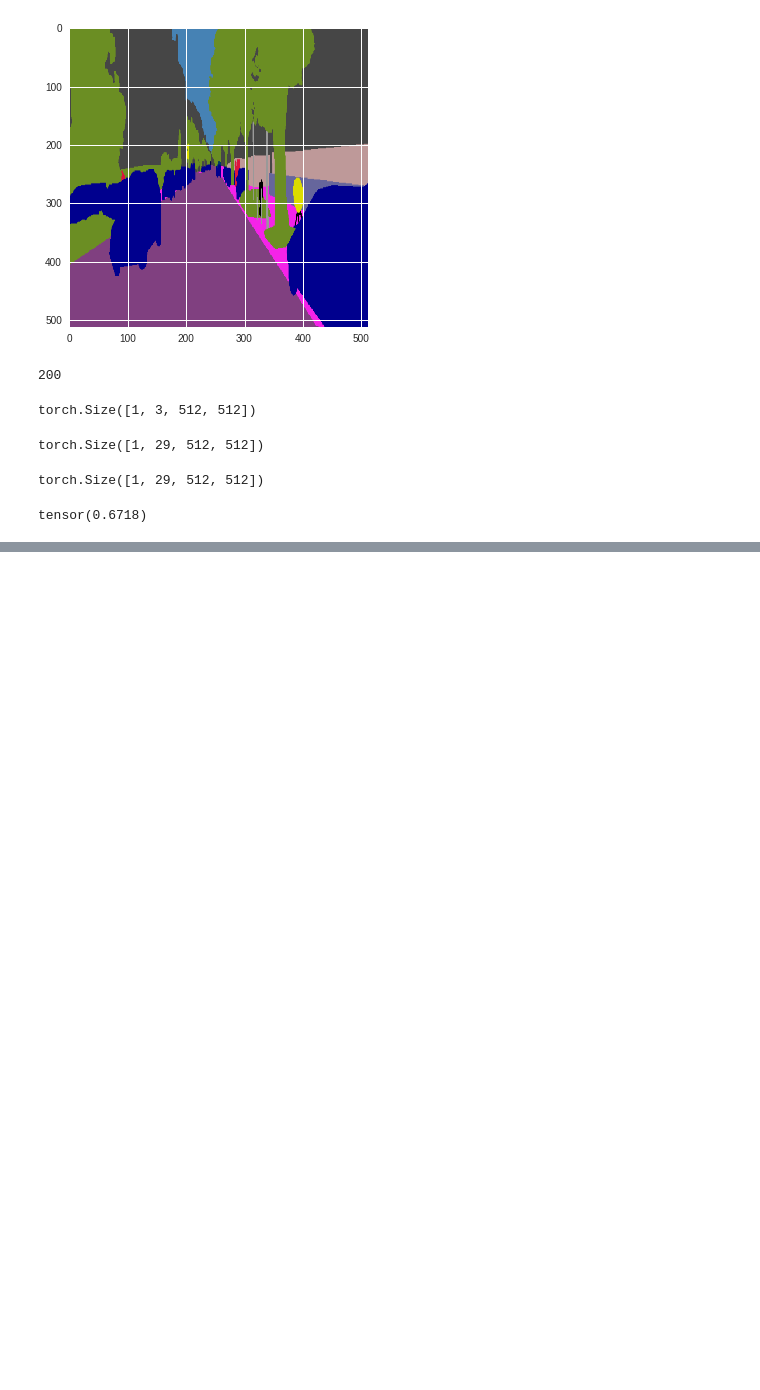
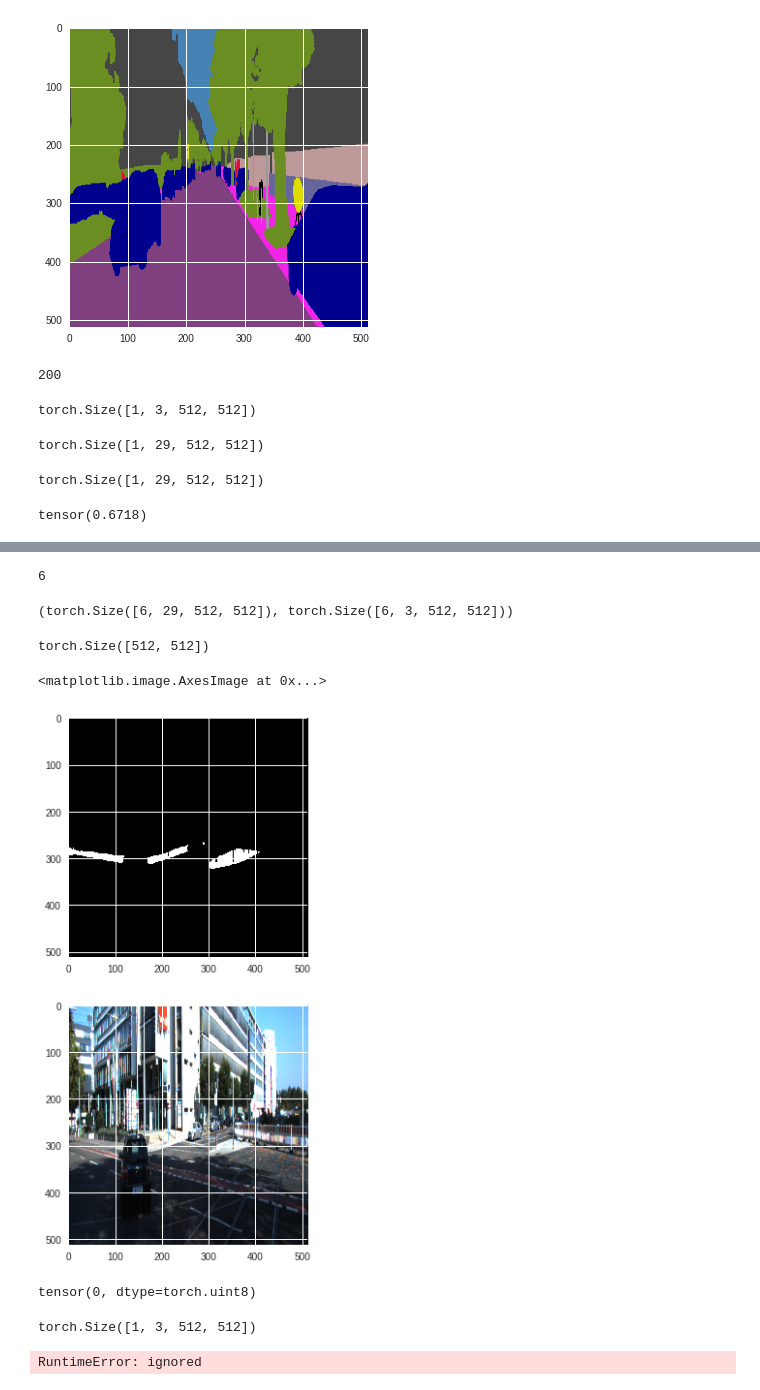
Before and after one commit to iArunava/ENet-Real-Time-Semantic-Segmentation, a Jupyter notebook: ENet.ipynb, the cells around one changed output, grey strips where cells are left out. Drawn from its saved outputs; the diff is of its cells as text; code cells hidden in the pictures; blank space fills up the shorter version.

```diff
--- a/ENet.ipynb
+++ b/ENet.ipynb
@@ -589,7 +603,7 @@ tensor(0.6718)
 # %%
 enet = ENet(29)
 # %%
-epochs =1000
+epochs =500
 lr = 0.01
 # %%
 criterion = nn.BCELoss()
@@ -607 +611,3 @@ NameError: ignored
+# %%
+trainloader = loader('./training/image_2/', './training/semantic_rgb/', 4)
 # %%
@@ -638,22 +653,21 @@ for e in range(epochs):
 # %%
 enet.eval()
 
-for e in range(epochs):
-    for inputs, labels in testloader:
-        if cuda:
-            inputs, labels = inputs.cuda(), labels.cuda()
+for inputs, labels in testloader:
+    if cuda:
+        inputs, labels = inputs.cuda(), labels.cuda()
 
-        out = enet(inputs)
+    out = enet(inputs)
 
-        enet.zero_grad()
+    enet.zero_grad()
 
-        loss = criterion(inputs, labels)
-        loss.backward()
-        optimizer.step()
+    loss = criterion(inputs, labels)
+    loss.backward()
+    optimizer.step()
 
 
-        train_losses.append(loss)
+    train_losses.append(loss)
 
-        if print_every % e == 0:
-            print ('Epoch {}/{}'.format(e, epochs),
-                   'Loss {}'.format(loss))
+    if print_every % e == 0:
+        print ('Epoch {}/{}'.format(e, epochs),
+               'Loss {}'.format(loss))
@@ -659,0 +710,38 @@ for e in range(epochs):
+# %%
+gen = loader('./training/image_2/', './training/semantic_rgb/', 4)
+gen = iter(gen)
+inputs, labels = next(gen)
+labels.shape, inputs.shape
+# %% [output]
+6
+(torch.Size([6, 29, 512, 512]), torch.Size([6, 3, 512, 512]))
+# %%
+i1 = labels[4]
+i1[4].shape
+# %% [output]
+torch.Size([512, 512])
+# %%
+figure = plt.figure(figsize=(20, 10))
+plt.subplot(2, 1, 1)
+plt.imshow(1 - labels[4][4, :, :])
+plt.subplot(2, 1, 2)
+plt.imshow(inputs[4].transpose(0, 1).transpose(1, 2))
+# %% [output]
+<matplotlib.image.AxesImage at 0x...>
+[figure, added]
+# %%
+labels[2][21, 100, 100]
+# %% [output]
+tensor(0, dtype=torch.uint8)
+# %%
+tmg_ = plt.imread('./training/image_2/000006_10.png')
+tmg_ = cv2.resize(tmg_, (512, 512), cv2.INTER_CUBIC)
+tmg = torch.tensor(tmg_).unsqueeze(0)
+tmg = tmg.transpose(2, 3).transpose(1, 2).cuda()
+tmg.shape
+# %% [output]
+torch.Size([1, 3, 512, 512])
+# %%
+out1 = enet(tmg).squeeze(0)
+# %% [output]
+RuntimeError: ignored
```
Also changed, not shown: parts of 20 cells of this notebook.
